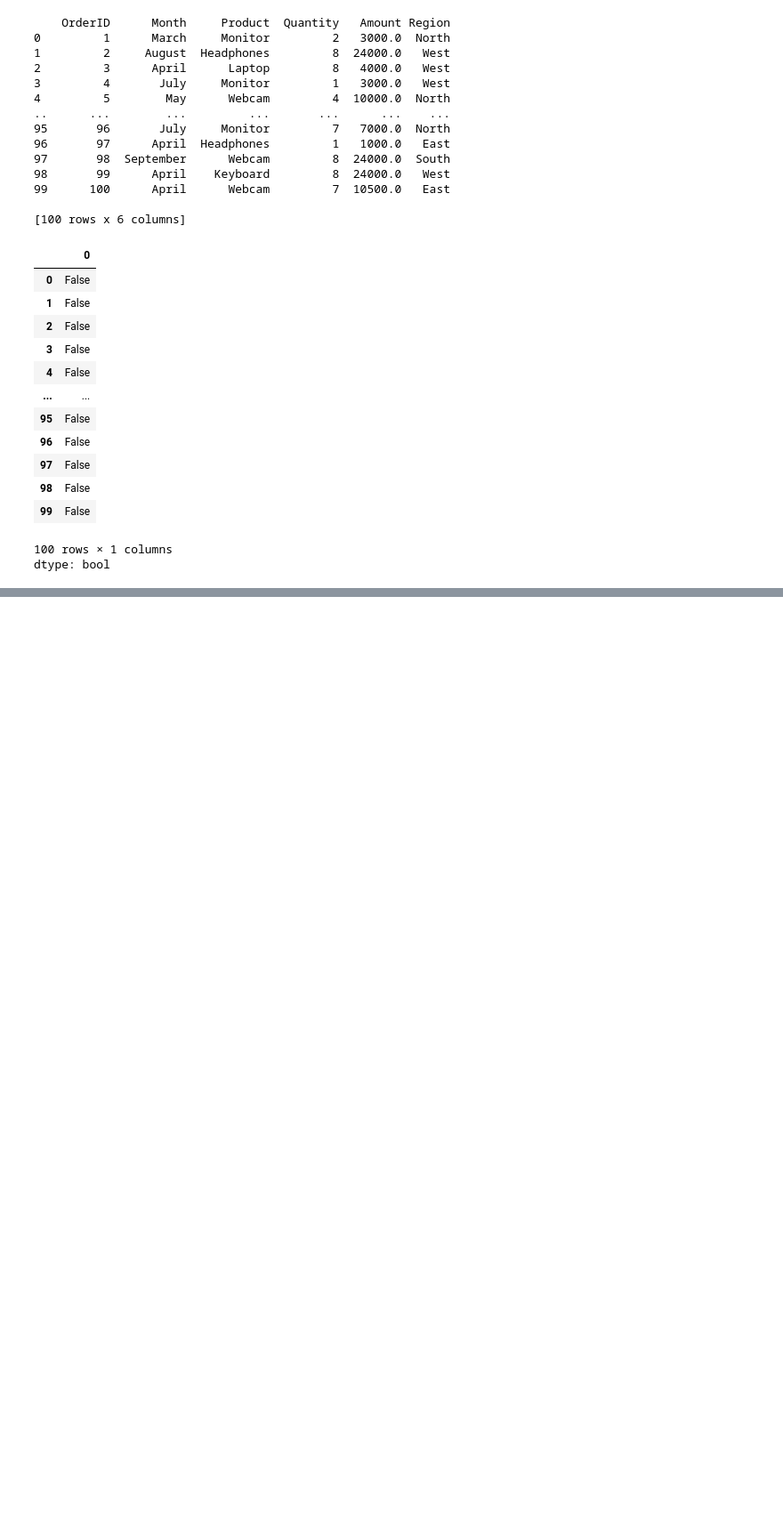
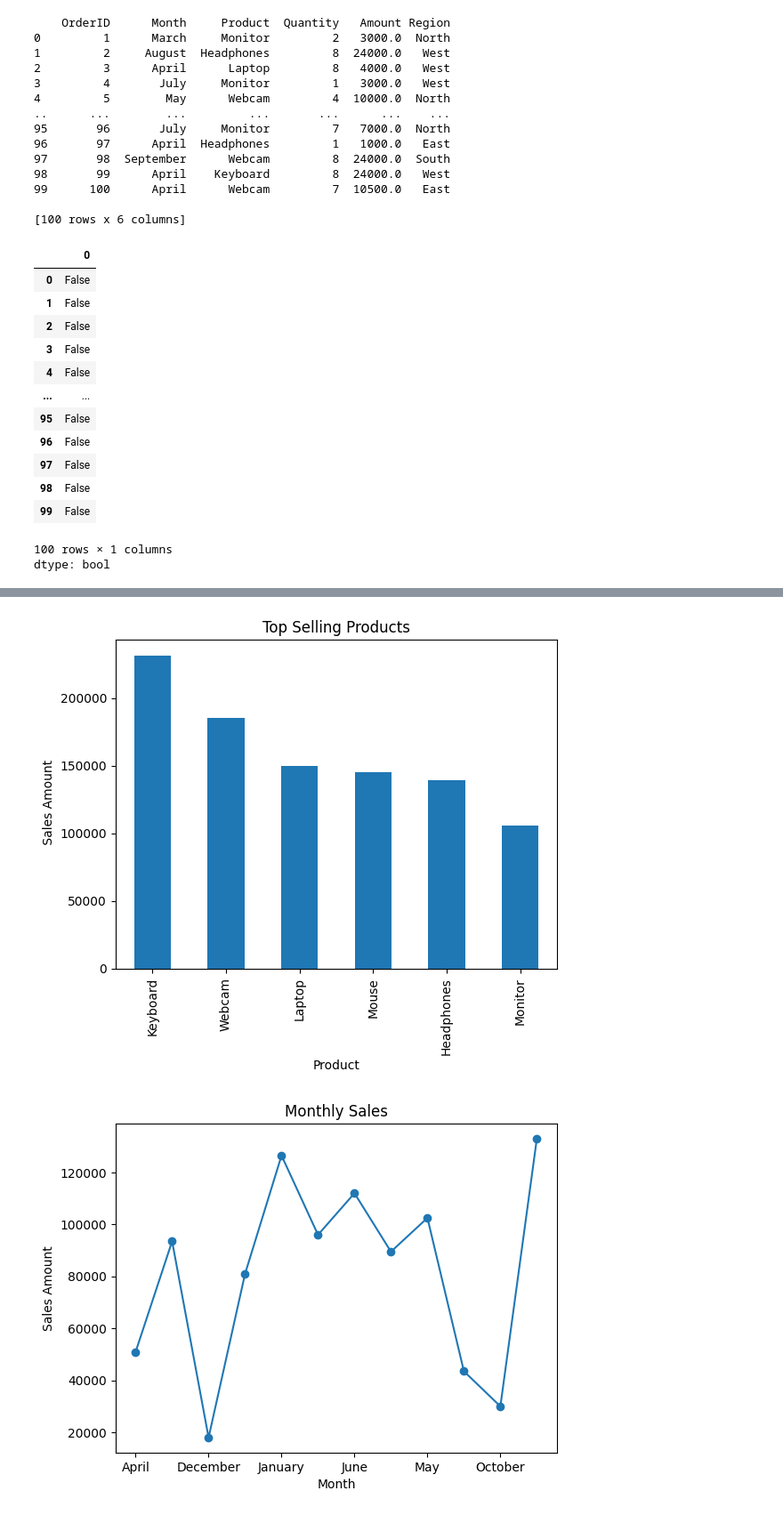
Before and after one commit to darlinesther2006-bot/project, a Jupyter notebook: project.ipynb, the cells around one changed output, grey strips where cells are left out. Shown at 89% size. Cells and saved outputs as stored; diff of their text form; code cells hidden in the pictures; blank space fills up the shorter version.

```diff
--- a/project.ipynb
+++ b/project.ipynb
@@ -144,0 +277,21 @@ dtype: bool
+# %%
+import matplotlib.pyplot as plt
+
+
+top_products.plot(kind='bar')
+plt.title('Top Selling Products')
+plt.xlabel('Product')
+plt.ylabel(' Sales Amount')
+
+plt.show()
+
+
+monthly_sales.plot(kind='line',marker='o')
+
+plt.title('Monthly Sales')
+plt.xlabel('Month')
+plt.ylabel('Sales Amount')
+plt.show()
+# %% [output]
+[figure, added]
+[figure, added]
```
Also changed, not shown: parts of 10 cells of this notebook.
